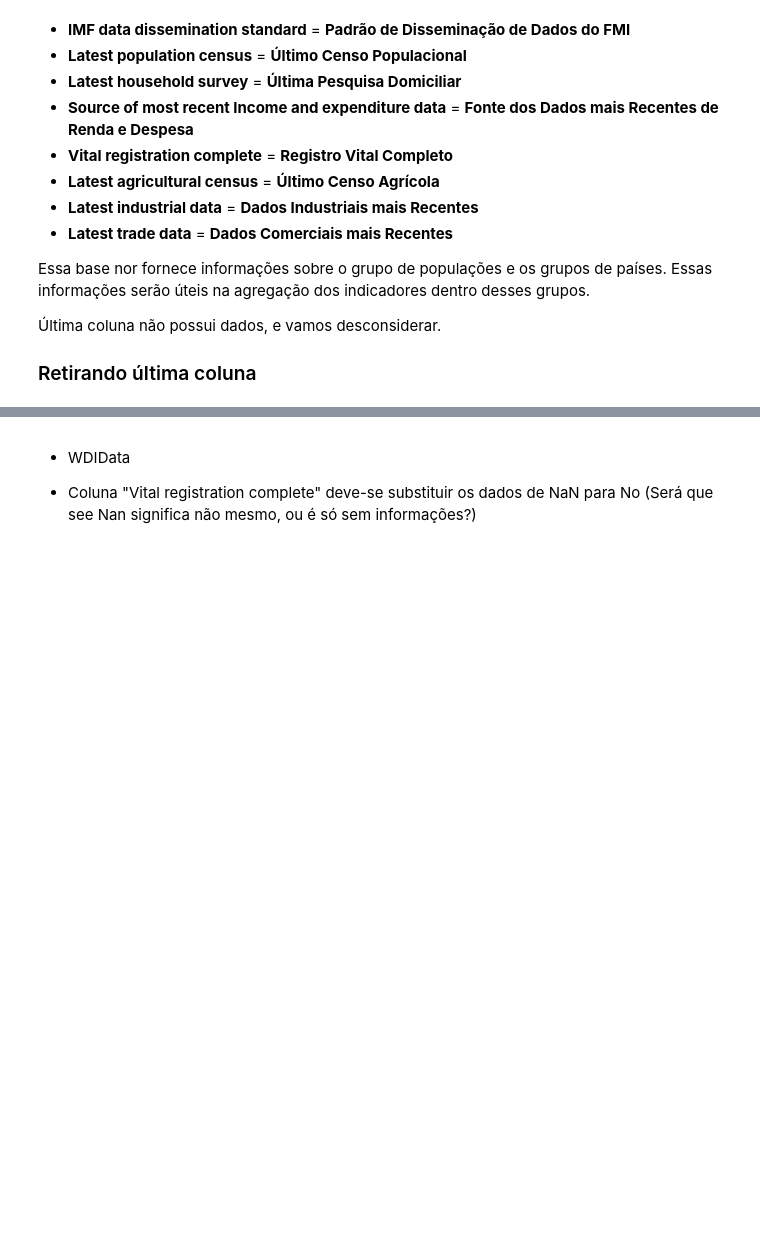
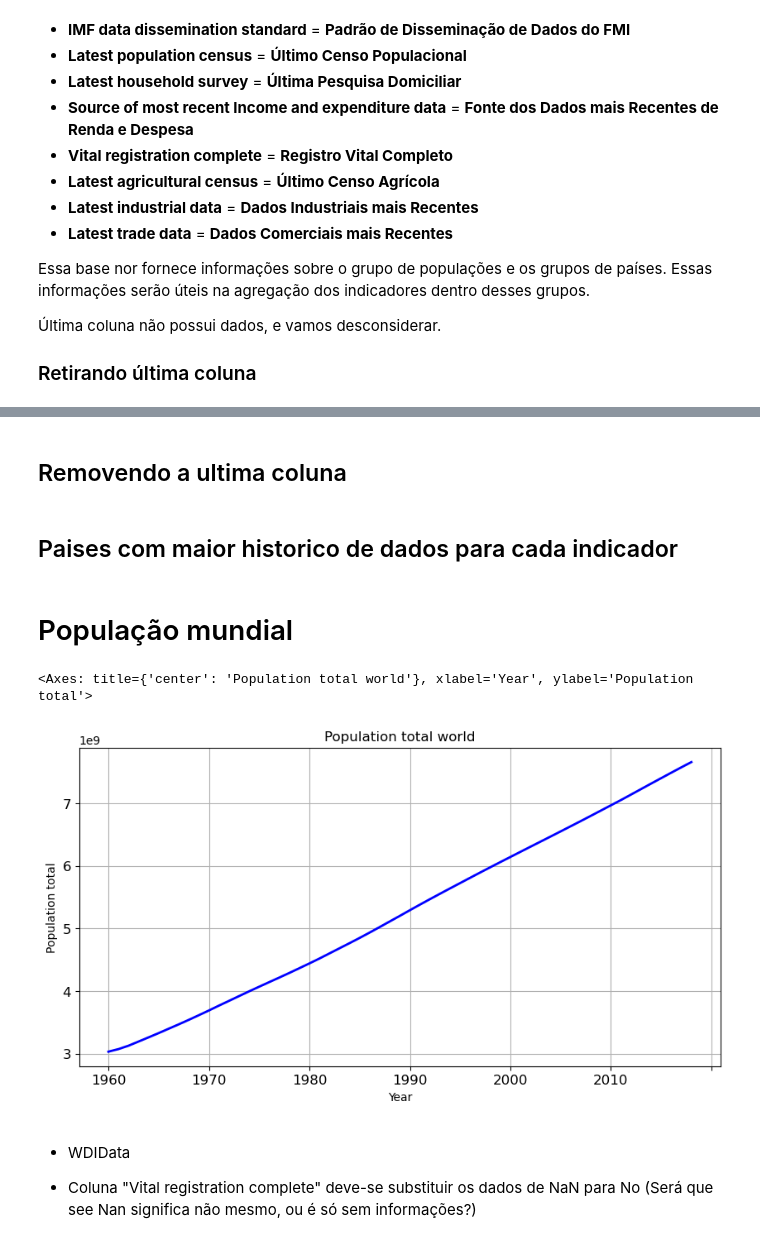
Before and after one commit to renatofreitasRR/TecnicasProgramacaoAda, a Jupyter notebook: 02 - analises.ipynb, the cells around one changed output, grey strips where cells are left out. Cells and saved outputs as stored; diff of their text form; code cells hidden in the pictures; blank space fills up the shorter version.

```diff
--- a/02 - analises.ipynb
+++ b/02 - analises.ipynb
@@ -129,0 +177,2 @@ wdi_country_df = wdi_country_df.drop("Unnamed: 30", axis = 1)
+# %% [markdown]
+## Removendo a ultima coluna
@@ -130 +181,39 @@ wdi_country_df = wdi_country_df.drop("Unnamed: 30", axis = 1)
+# %% [markdown]
+## Paises com maior historico de dados para cada indicador
+# %%
+# Contando os dados
+wdi_data_df['non_nan_count'] = wdi_data_df.notna().sum(axis=1)
+# %%
+# "Poverty headcount ratio at $2.15 a day (2017 PPP) (% of population)"  (SI.POV.DDAY)
+poverty_headcount_ratio = wdi_data_df[wdi_data_df["Indicator Code"] == 'SI.POV.DDAY']
+poverty_headcount_ratio_sorted = poverty_headcount_ratio.sort_values(by='non_nan_count', ascending=False)
+# "Population, total" (SP.POP.TOTL)
+population_total = wdi_data_df[wdi_data_df["Indicator Code"] == 'SP.POP.TOTL']
+population_total_sorted = population_total.sort_values(by='non_nan_count', ascending=False)
+# "Labor force participation rate, total (% of total population ages 15+) (modeled ILO estimate)" (SL.TLF.CACT.ZS)
+labor_force_participation_rate = wdi_data_df[wdi_data_df["Indicator Code"] == 'SL.TLF.CACT.ZS']
+labor_force_participation_rate_sorted = labor_force_participation_rate.sort_values(by='non_nan_count', ascending=False)
+# "School enrollment, primary and secondary (gross), gender parity index (GPI)" (SE.ENR.PRSC.FM.ZS)
+school_enrollment = wdi_data_df[wdi_data_df["Indicator Code"] == 'SE.ENR.PRSC.FM.ZS']
+school_enrollment_sorted = school_enrollment.sort_values(by='non_nan_count', ascending=False)
+# "CO2 emissions (metric tons per capita)" (EN.ATM.CO2E.PC)
+co2_emissions = wdi_data_df[wdi_data_df["Indicator Code"] == 'EN.ATM.CO2E.PC']
+co2_emissions_sorted = co2_emissions.sort_values(by='non_nan_count', ascending=False)
+# "Forest area (% of land area)" (AG.LND.FRST.ZS)
+forest_area = wdi_data_df[wdi_data_df["Indicator Code"] == 'AG.LND.FRST.ZS']
+forest_area_sorted = forest_area.sort_values(by='non_nan_count', ascending=False)
+# "Access to electricity, urban (% of urban population)" (EG.ELC.ACCS.UR.ZS)
+access_to_electricity_urban = wdi_data_df[wdi_data_df["Indicator Code"] == 'EG.ELC.ACCS.UR.ZS']
+access_to_electricity_urban_sorted = access_to_electricity_urban.sort_values(by='non_nan_count', ascending=False)
+# %% [markdown]
+# População mundial
+# %%
+population_total_world = population_total_sorted[population_total_sorted["Country Code"] == "WLD"]
+# %%
+population_total_world.loc[:, "1960":"2018"].T.plot( legend = False, title = "Population total world",
+                                                    color = "blue", figsize = (10, 5), grid = True, linewidth = 2,
+                                                    xlabel = "Year", ylabel = "Population total", fontsize = 12)
+# %% [output]
+<Axes: title={'center': 'Population total world'}, xlabel='Year', ylabel='Population total'>
+[figure, added]
 # %% [markdown]
```
Also changed, not shown: parts of 14 cells of this notebook, 3 other files.
